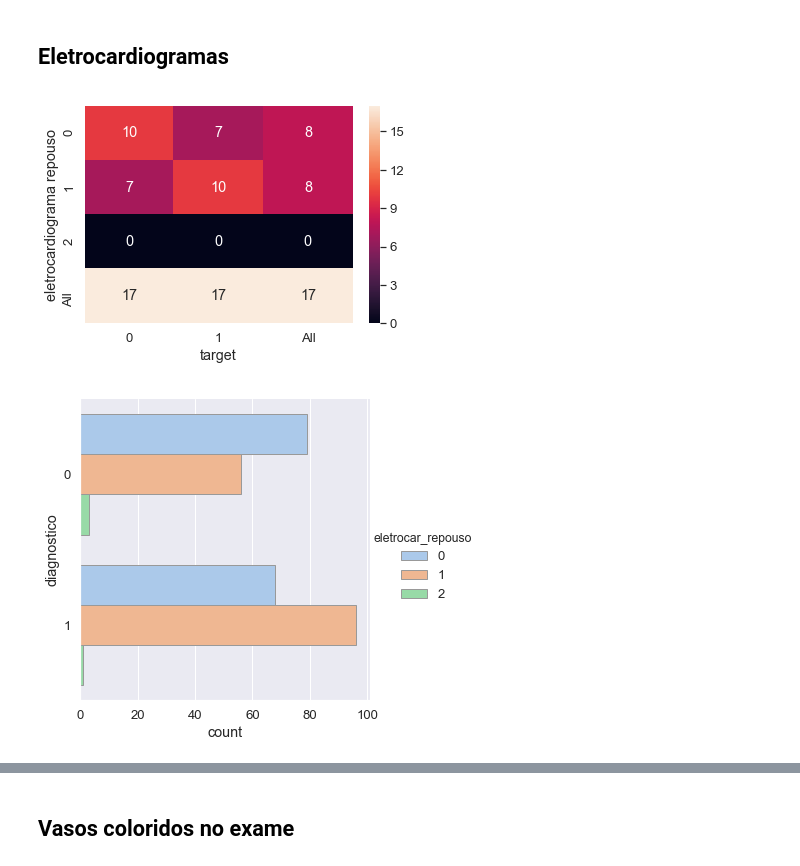
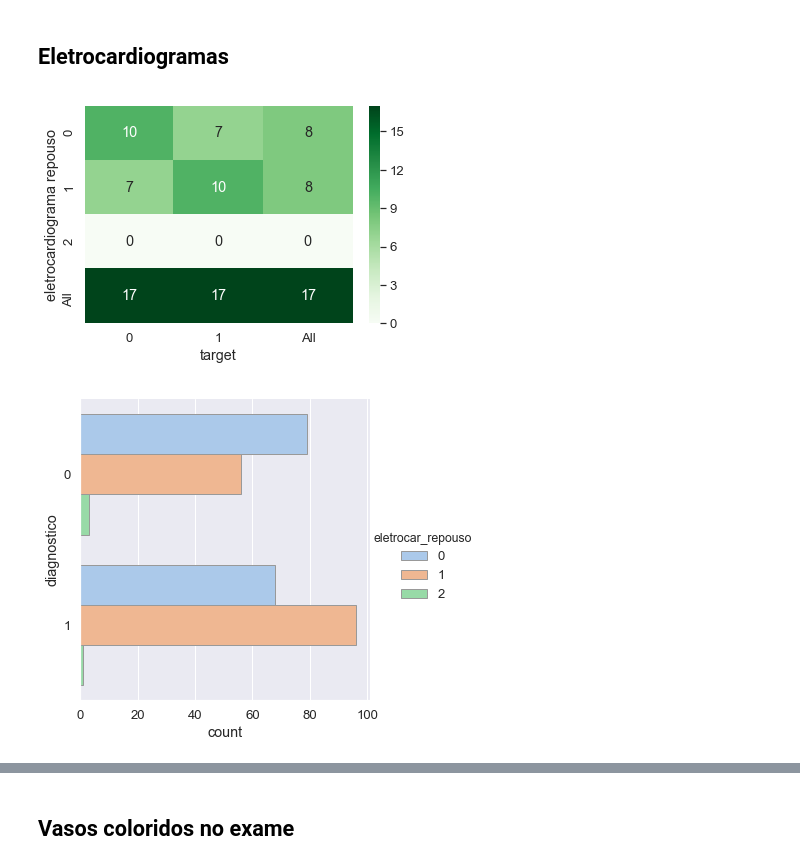
Before and after one commit to gabriellaec/CD-P3, a Jupyter notebook: P3-Entrega3.ipynb, the cells around one changed output, grey strips where cells are left out. Saved outputs shown, nothing was run; the diff lists cells and outputs as text; code cells hidden in the pictures.

```diff
--- a/P3-Entrega3.ipynb
+++ b/P3-Entrega3.ipynb
@@ -428,16 +432,16 @@ Percebe-se que o nível de glicose no sangue é parecido para os indivídous est
 # %%
 er=pd.crosstab(dados.eletrocar_repouso,dados.diagnostico,margins=True,rownames=['eletrocardiograma repouso'], colnames=['target']).apply(percConvert, axis=0)
 
 ers = (er/er.sum().sum()*100).round(decimals=0)
 
-plot=sns.heatmap(ers, annot=True)
+plot=sns.heatmap(ers, annot=True, cmap="Greens")
 
 
 erg=sns.catplot(y="diagnostico", hue="eletrocar_repouso", kind="count",
             palette="pastel", edgecolor=".6",
             data=dados);
 
 plt.show()
 # %% [output]
-[figure, old version]
+[figure, new version]
 [figure]
```
Also changed, not shown: parts of 19 cells of this notebook.
